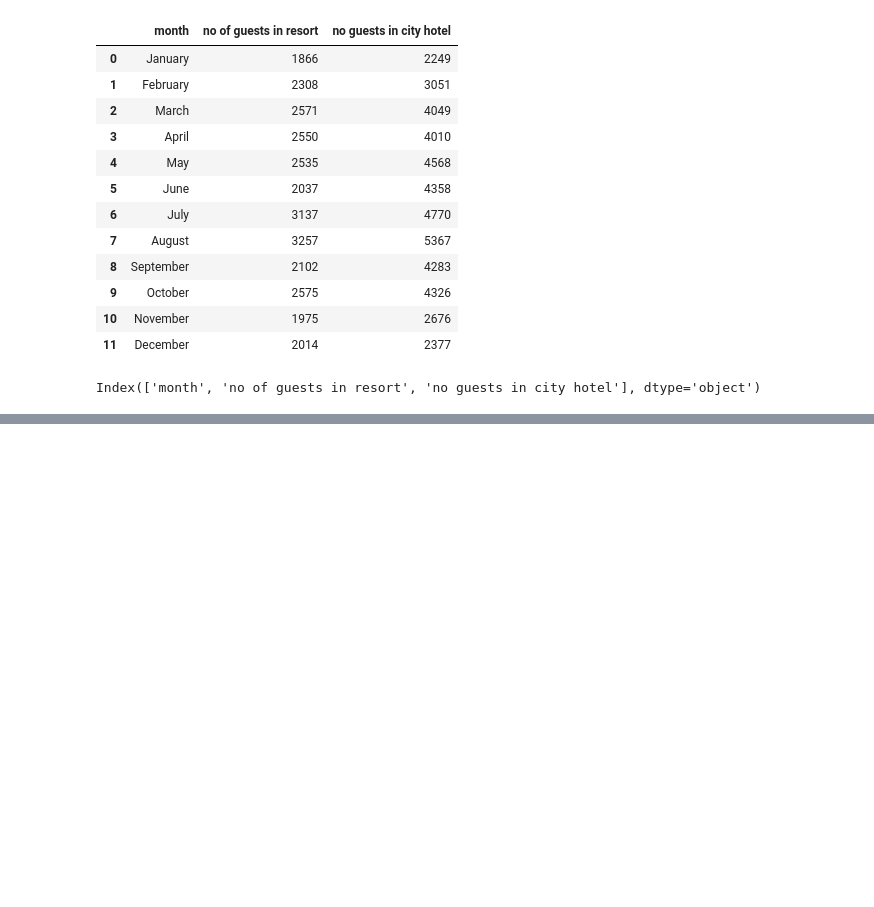
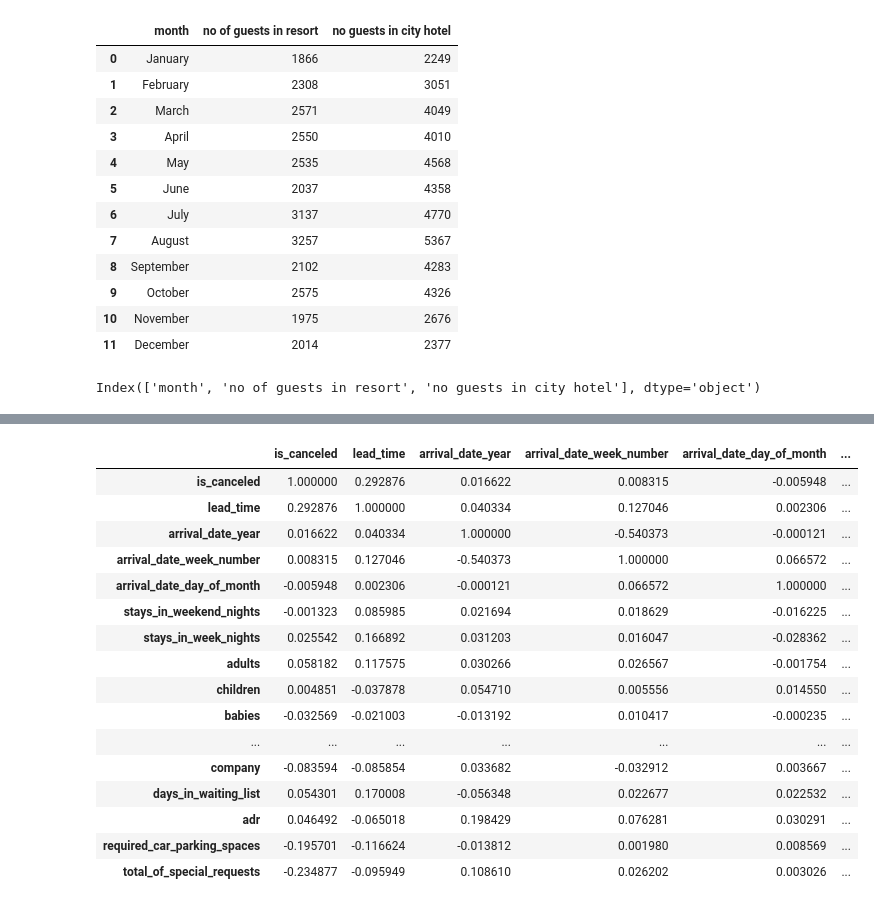
Before and after one commit to mehediitdba/ALL_PROJECT, a Jupyter notebook: Machine_Learning_Real_World_projects_in_Python/File-01_T_09.ipynb, the cells around one changed output, grey strips where cells are left out. Saved outputs shown, nothing was run; the diff lists cells and outputs as text; code cells hidden in the pictures; blank space fills up the shorter version.

```diff
--- a/Machine_Learning_Real_World_projects_in_Python/File-01_T_09.ipynb
+++ b/Machine_Learning_Real_World_projects_in_Python/File-01_T_09.ipynb
@@ -425,0 +434,20 @@ px.line(final_rush,x='month', y=['no of guests in resort', 'no guests in city ho
+# %%
+data.corr()
+# %% [output]
+|  | is_canceled | lead_time | arrival_date_year | arrival_date_week_number | arrival_date_day_of_month | ... |
+| is_canceled | 1.000000 | 0.292876 | 0.016622 | 0.008315 | -0.005948 | ... |
+| lead_time | 0.292876 | 1.000000 | 0.040334 | 0.127046 | 0.002306 | ... |
+| arrival_date_year | 0.016622 | 0.040334 | 1.000000 | -0.540373 | -0.000121 | ... |
+| arrival_date_week_number | 0.008315 | 0.127046 | -0.540373 | 1.000000 | 0.066572 | ... |
+| arrival_date_day_of_month | -0.005948 | 0.002306 | -0.000121 | 0.066572 | 1.000000 | ... |
+| stays_in_weekend_nights | -0.001323 | 0.085985 | 0.021694 | 0.018629 | -0.016225 | ... |
+| stays_in_week_nights | 0.025542 | 0.166892 | 0.031203 | 0.016047 | -0.028362 | ... |
+| adults | 0.058182 | 0.117575 | 0.030266 | 0.026567 | -0.001754 | ... |
+| children | 0.004851 | -0.037878 | 0.054710 | 0.005556 | 0.014550 | ... |
+| babies | -0.032569 | -0.021003 | -0.013192 | 0.010417 | -0.000235 | ... |
+| ... | ... | ... | ... | ... | ... | ... |
+| company | -0.083594 | -0.085854 | 0.033682 | -0.032912 | 0.003667 | ... |
+| days_in_waiting_list | 0.054301 | 0.170008 | -0.056348 | 0.022677 | 0.022532 | ... |
+| adr | 0.046492 | -0.065018 | 0.198429 | 0.076281 | 0.030291 | ... |
+| required_car_parking_spaces | -0.195701 | -0.116624 | -0.013812 | 0.001980 | 0.008569 | ... |
+| total_of_special_requests | -0.234877 | -0.095949 | 0.108610 | 0.026202 | 0.003026 | ... |
```
Also changed, not shown: parts of 25 cells of this notebook, 9 other files.
